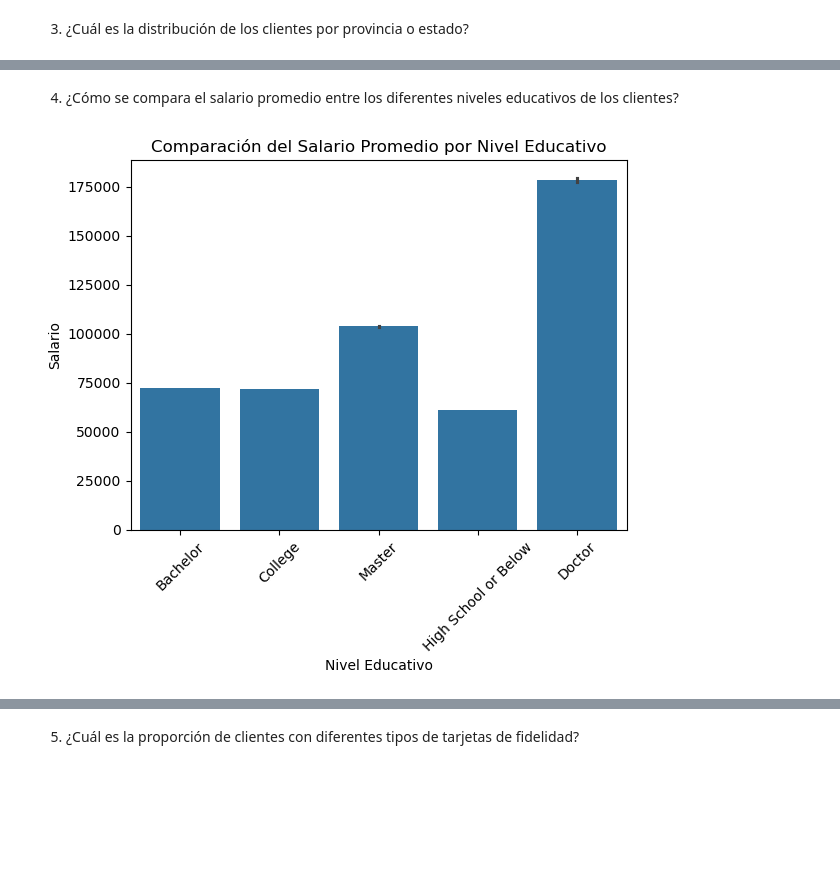
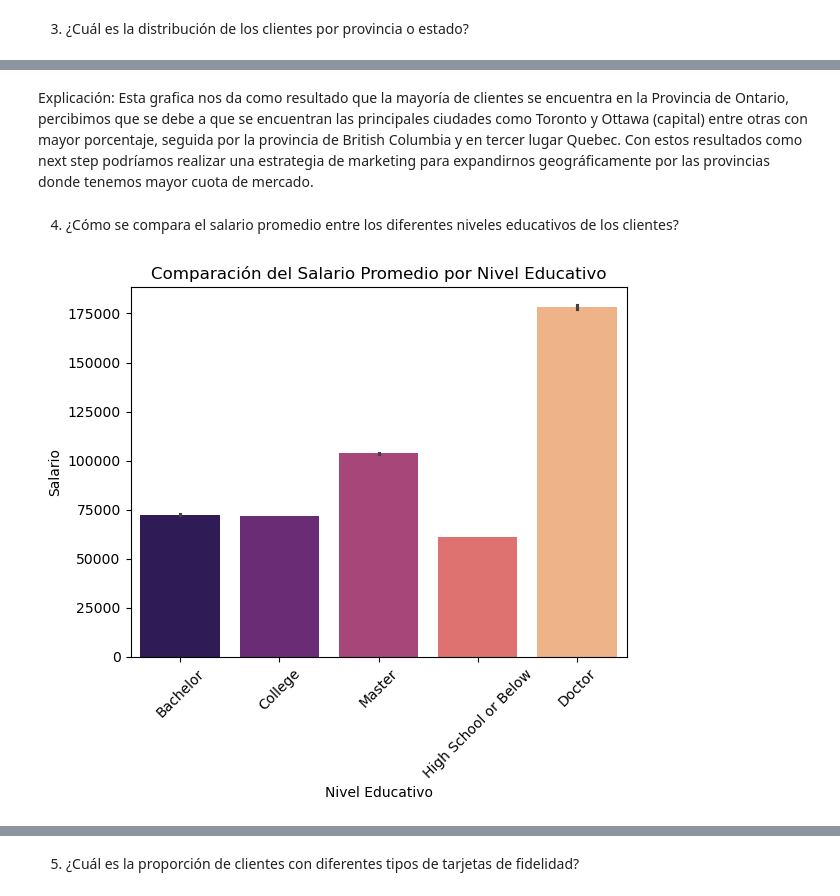
Before and after one commit to Adalab/bda-modulo-3-evaluacion-final-Maleni86, a Jupyter notebook: Evaluación_final.ipynb, the cells around one changed output, grey strips where cells are left out. Saved outputs shown, nothing was run; the diff lists cells and outputs as text; code cells hidden in the pictures; blank space fills up the shorter version.

```diff
--- a/Evaluación_final.ipynb
+++ b/Evaluación_final.ipynb
@@ -553,12 +520,14 @@ plt.show()
+# %% [markdown]
+Explicación: Esta grafica nos da como resultado que la mayoría de clientes se encuentra en la Provincia de Ontario, percibimos que se debe a que se encuentran las principales ciudades como Toronto y Ottawa (capital) entre otras con mayor porcentaje, seguida por la provincia de British Columbia y en tercer lugar Quebec. Con estos resultados como next step podríamos realizar una estrategia de marketing para expandirnos geográficamente por las provincias donde tenemos mayor cuota de mercado.
 # %% [markdown]
 4) ¿Cómo se compara el salario promedio entre los diferentes niveles educativos de los clientes?
 # %%
 
-sns.barplot(data=df_unido, x="Education", y="Salary")
+sns.barplot(data=df_unido, x="Education", y="Salary", palette= "magma")
 plt.title("Comparación del Salario Promedio por Nivel Educativo")
 plt.xlabel("Nivel Educativo")
 plt.ylabel("Salario")
 plt.xticks(rotation=45)
 plt.show()
 # %% [output]
-[figure, old version]
+[figure, new version]
```
Also changed, not shown: parts of 14 cells of this notebook, 2 other files.
